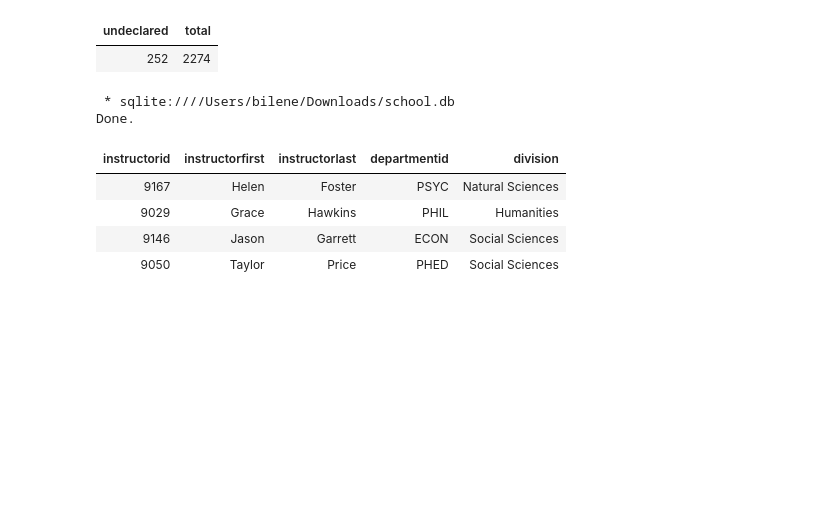
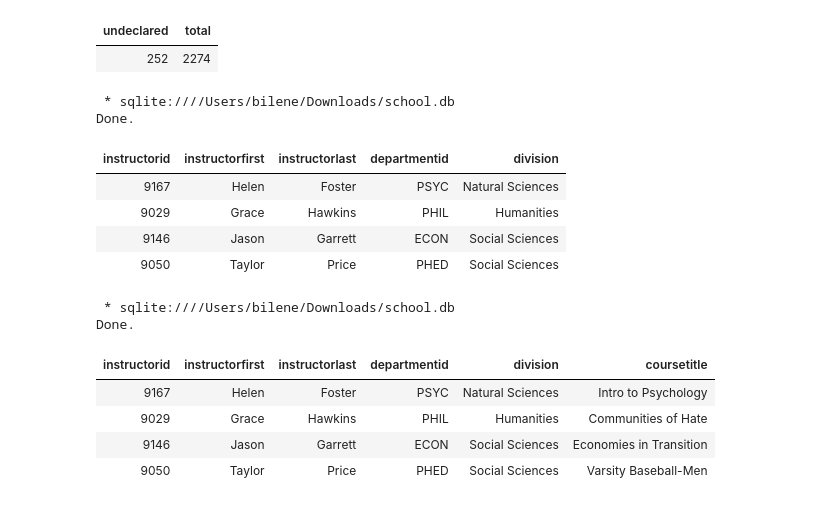
Before and after one commit to ernbilen/Data200_Fall23, a Jupyter notebook: notes/in-class/intro-to-sql.ipynb, the cells around one changed output. Cells and saved outputs as stored; diff of their text form; code cells hidden in the pictures; blank space fills up the shorter version.

```diff
--- a/notes/in-class/intro-to-sql.ipynb
+++ b/notes/in-class/intro-to-sql.ipynb
@@ -733,6 +753,20 @@ Done.
 # %%
 %%sql
 --Expand the table above to include course names
+SELECT instructorid,instructorfirst,instructorlast,departmentid, division, coursetitle FROM instructors
+INNER JOIN instructor_class USING(instructorid)
+INNER JOIN departments USING(departmentid)
+INNER JOIN classes USING(classid)
+INNER JOIN courses USING(coursesubject, coursenum)
+WHERE classid IN (21014,21088,21256,21444)
+# %% [output]
+ * sqlite:////Users/bilene/Downloads/school.db
+Done.
+| instructorid | instructorfirst | instructorlast | departmentid | division | coursetitle |
+| 9167 | Helen | Foster | PSYC | Natural Sciences | Intro to Psychology |
+| 9029 | Grace | Hawkins | PHIL | Humanities | Communities of Hate |
+| 9146 | Jason | Garrett | ECON | Social Sciences | Economies in Transition |
+| 9050 | Taylor | Price | PHED | Social Sciences | Varsity Baseball-Men |
 # %%
 %%sql
 --What courses does Helen Foster teach?
```
Also changed, not shown: parts of 11 cells of this notebook.
